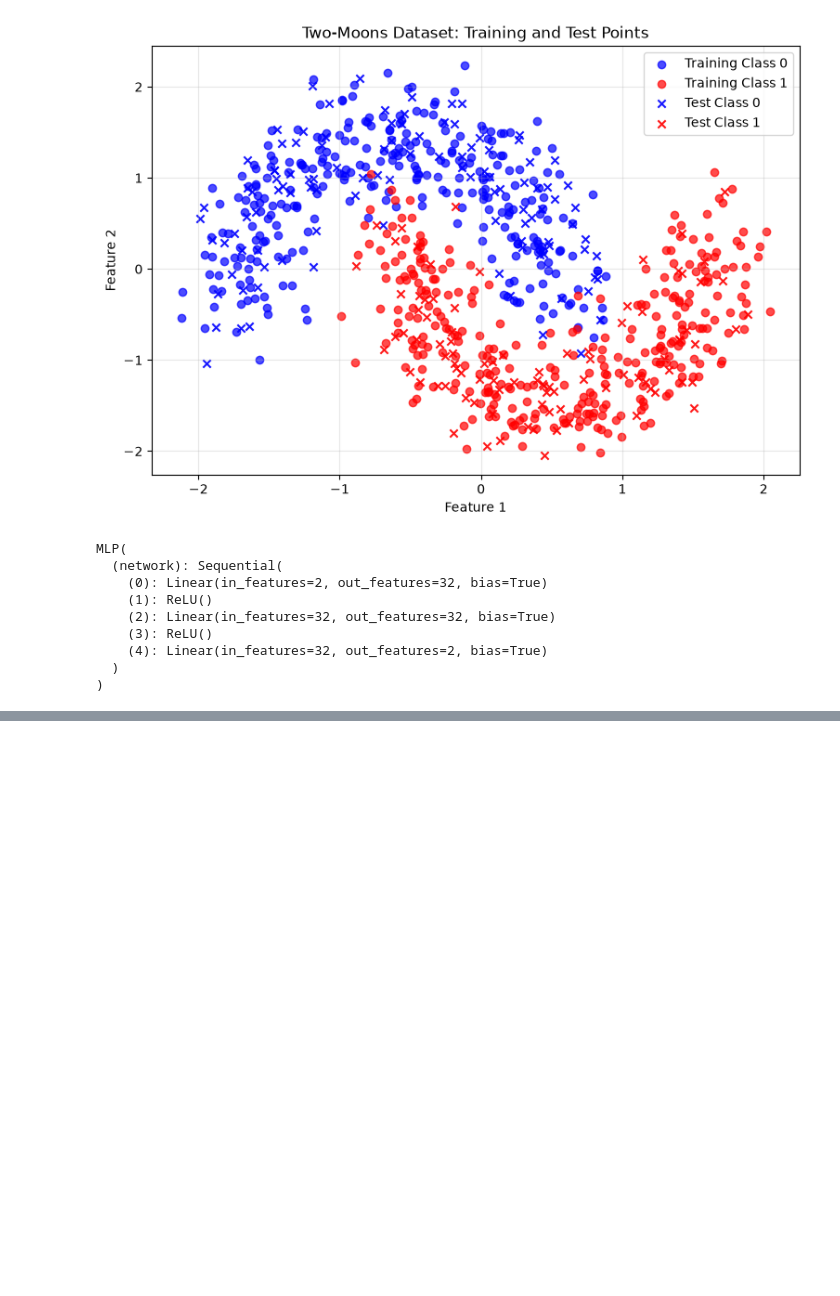
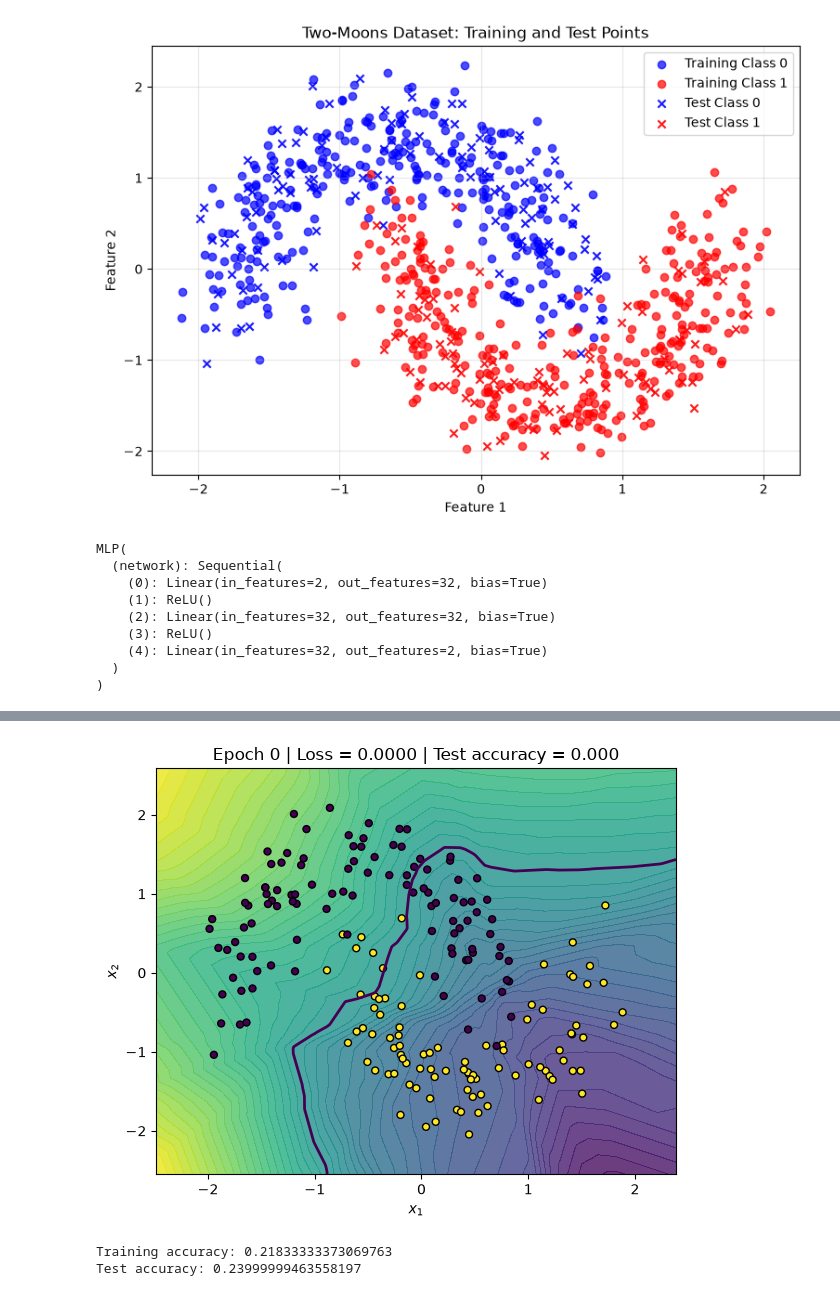
Before and after one commit to Ashishlamichhane4/Scientific_Computing, a Jupyter notebook: Classification_using_pytorch_II/exec4.ipynb, the cells around one changed output, grey strips where cells are left out. Saved outputs shown, nothing was run; the diff lists cells and outputs as text; code cells hidden in the pictures; blank space fills up the shorter version.

```diff
--- a/Classification_using_pytorch_II/exec4.ipynb
+++ b/Classification_using_pytorch_II/exec4.ipynb
@@ -241,0 +435,15 @@ MLP(
+# %%
+X_plot = X_test.detach().cpu().numpy()
+y_plot = y_test.detach().cpu().numpy()
+
+plot_decision_boundary(
+    model,
+    X_plot,
+    y_plot,
+    epoch=0,
+    loss=0.0,
+    acc=0.0,
+    show_live=True
+)
+# %% [output]
+[figure, added]
@@ -241,0 +474,9 @@ MLP(
+# %%
+train_acc = accuracy(model, X_train, y_train)
+test_acc = accuracy(model, X_test, y_test)
+
+print("Training accuracy:", train_acc)
+print("Test accuracy:", test_acc)
+# %% [output]
+Training accuracy: 0.21833333373069763
+Test accuracy: 0.23999999463558197
```
Also changed, not shown: parts of 11 cells of this notebook, 3 other files.
